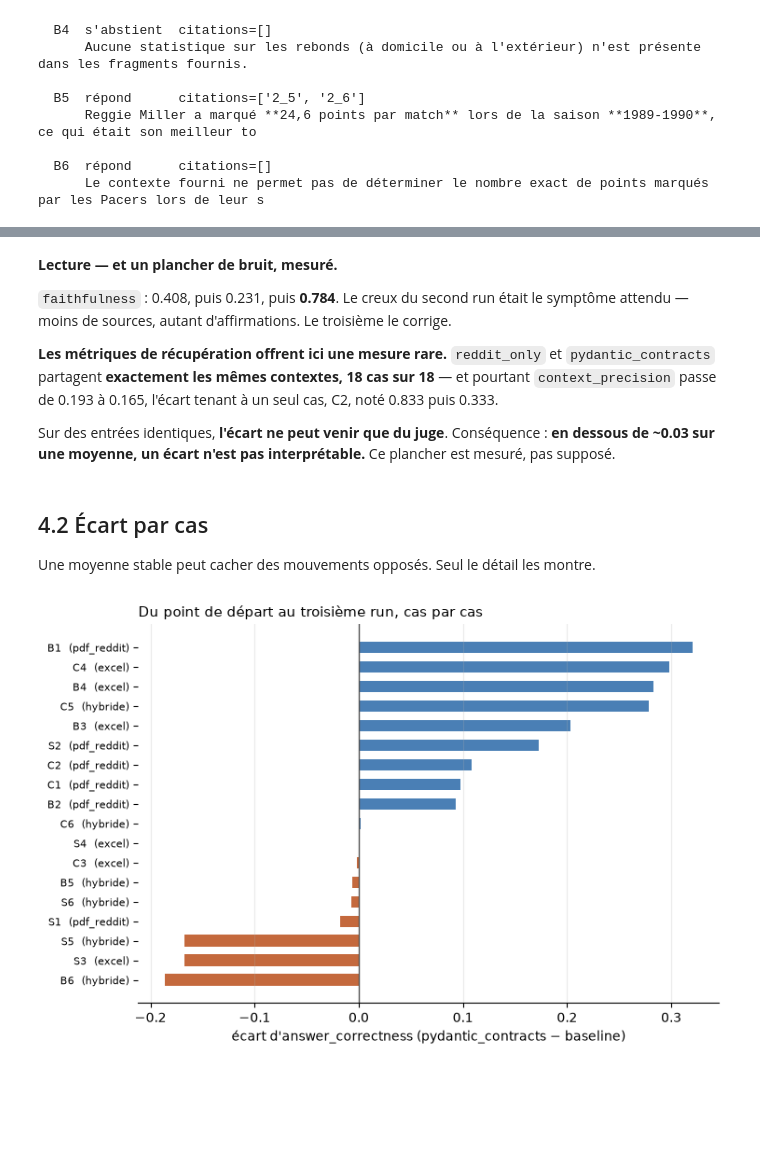
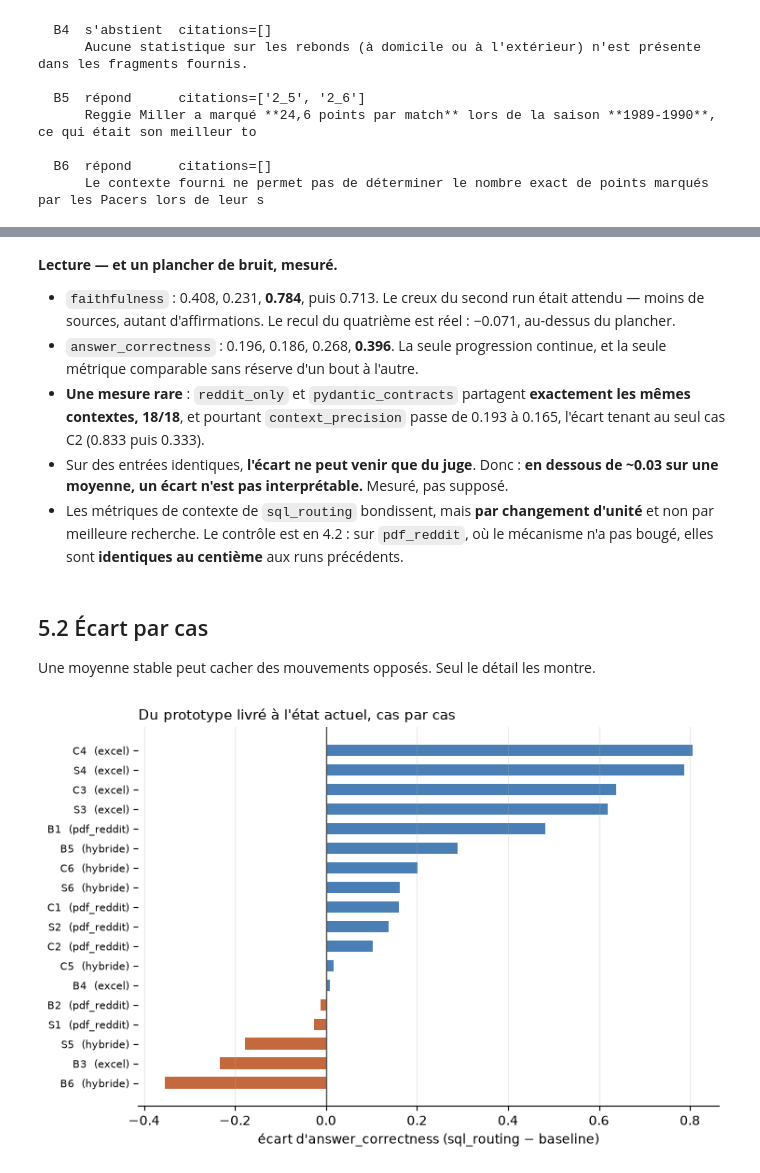
Before and after one commit to FaizaKh93/Projet10_mission, a Jupyter notebook: eval/analyze_results.ipynb, the cells around one changed output, grey strips where cells are left out. Drawn from its saved outputs; the diff is of its cells as text; code cells hidden in the pictures; blank space fills up the shorter version.

```diff
--- a/eval/analyze_results.ipynb
+++ b/eval/analyze_results.ipynb
@@ -631,18 +891,18 @@ reddit_only          -> pydantic_contracts   contextes identiques : 18/18
 # %%
-fig, ax = plt.subplots(figsize=(8.5, 3.6))
-largeur, positions = 0.25, range(len(METRIQUES))
+fig, ax = plt.subplots(figsize=(9, 3.6))
+largeur, positions = 0.2, range(len(METRIQUES))
 # Un dégradé d'une seule teinte : les runs sont une progression, pas des catégories
-teintes = ["#b8c4d0", "#7a9cc0", "#2c5f8a"]
+teintes = ["#c9d3dc", "#94aec8", "#5580a8", "#1f4e79"]
 for i, (nom, coul) in enumerate(zip(RUNS, teintes)):
     ax.bar([p + i * largeur for p in positions],
            [runs[nom][m].mean() for m in METRIQUES], largeur, label=nom, color=coul)
-ax.set_xticks([p + largeur for p in positions],
+ax.set_xticks([p + 1.5 * largeur for p in positions],
               [m.replace("_", "\n") for m in METRIQUES], fontsize=9)
 ax.set_ylim(0, 1)
 ax.set_ylabel("score moyen")
-ax.set_title("Trois runs — la fidélité au contexte décolle, la justesse suit de loin",
-             loc="left", fontsize=11)
-ax.legend(fontsize=8, frameon=False, ncol=3, loc="upper center")
+ax.set_title("Quatre runs — le contexte chiffré fait bondir la récupération, mais par changement d'unité",
+             loc="left", fontsize=10.5)
+ax.legend(fontsize=8, frameon=False, ncol=4, loc="upper center")
 ax.spines[["top", "right"]].set_visible(False)
 ax.grid(axis="y", alpha=0.25)
 plt.tight_layout()
@@ -665,42 +925,45 @@ pd.concat(
 # %% [markdown]
 **Lecture — et un plancher de bruit, mesuré.**
 
-`faithfulness` : 0.408, puis 0.231, puis **0.784**. Le creux du second run était le
-symptôme attendu — moins de sources, autant d'affirmations. Le troisième le corrige.
-
-**Les métriques de récupération offrent ici une mesure rare.** `reddit_only` et
-`pydantic_contracts` partagent **exactement les mêmes contextes, 18 cas sur 18** — et
-pourtant `context_precision` passe de 0.193 à 0.165, l'écart tenant à un seul cas, C2,
-noté 0.833 puis 0.333.
-
-Sur des entrées identiques, **l'écart ne peut venir que du juge**. Conséquence : **en
-dessous de ~0.03 sur une moyenne, un écart n'est pas interprétable.** Ce plancher est
-mesuré, pas supposé.
+- `faithfulness` : 0.408, 0.231, **0.784**, puis 0.713. Le creux du second run était
+  attendu — moins de sources, autant d'affirmations. Le recul du quatrième est réel :
+  −0.071, au-dessus du plancher.
+- `answer_correctness` : 0.196, 0.186, 0.268, **0.396**. La seule progression continue,
+  et la seule métrique comparable sans réserve d'un bout à l'autre.
+- **Une mesure rare** : `reddit_only` et `pydantic_contracts` partagent **exactement les
+  mêmes contextes, 18/18**, et pourtant `context_precision` passe de 0.193 à 0.165,
+  l'écart tenant au seul cas C2 (0.833 puis 0.333).
+- Sur des entrées identiques, **l'écart ne peut venir que du juge**. Donc : **en dessous
+  de ~0.03 sur une moyenne, un écart n'est pas interprétable.** Mesuré, pas supposé.
+- Les métriques de contexte de `sql_routing` bondissent, mais **par changement d'unité**
+  et non par meilleure recherche. Le contrôle est en 4.2 : sur `pdf_reddit`, où le
+  mécanisme n'a pas bougé, elles sont **identiques au centième** aux runs précédents.
 # %% [markdown]
-## 4.2 Écart par cas
+## 5.2 Écart par cas
 
 Une moyenne stable peut cacher des mouvements opposés. Seul le détail les montre.
 # %%
+# L'écart sur toute la trajectoire : du prototype livré à l'état actuel.
 ecarts = pd.DataFrame({
     "id": runs["baseline"]["id"],
     "modalite": runs["baseline"]["modalite"],
-    "écart": (runs["pydantic_contracts"]["answer_correctness"]
+    "écart": (runs["sql_routing"]["answer_correctness"]
               - runs["baseline"]["answer_correctness"]),
 }).sort_values("écart")
 
 fig, ax = plt.subplots(figsize=(7.5, 5))
 # Deux teintes pour le signe : la couleur redit ce que la position montre déjà
 couleurs = ["#c4693d" if v < 0 else "#4a7fb5" for v in ecarts["écart"]]
 ax.barh(range(len(ecarts)), ecarts["écart"], height=0.6, color=couleurs)
 ax.set_yticks(range(len(ecarts)), [f"{i}  ({m})" for i, m in zip(ecarts["id"], ecarts["modalite"])],
               fontsize=8)
 ax.axvline(0, color="#555", linewidth=1)
-ax.set_xlabel("écart d'answer_correctness (pydantic_contracts − baseline)")
-ax.set_title("Du point de départ au troisième run, cas par cas", loc="left", fontsize=11)
+ax.set_xlabel("écart d'answer_correctness (sql_routing − baseline)")
+ax.set_title("Du prototype livré à l'état actuel, cas par cas", loc="left", fontsize=11)
 ax.spines[["top", "right", "left"]].set_visible(False)
 ax.grid(axis="x", alpha=0.25)
 plt.tight_layout()
 plt.show()
 # %% [output]
-[figure, old version]
+[figure, new version]
 # %% [markdown]
```
Also changed, not shown: parts of 53 cells of this notebook, 7 other files.
